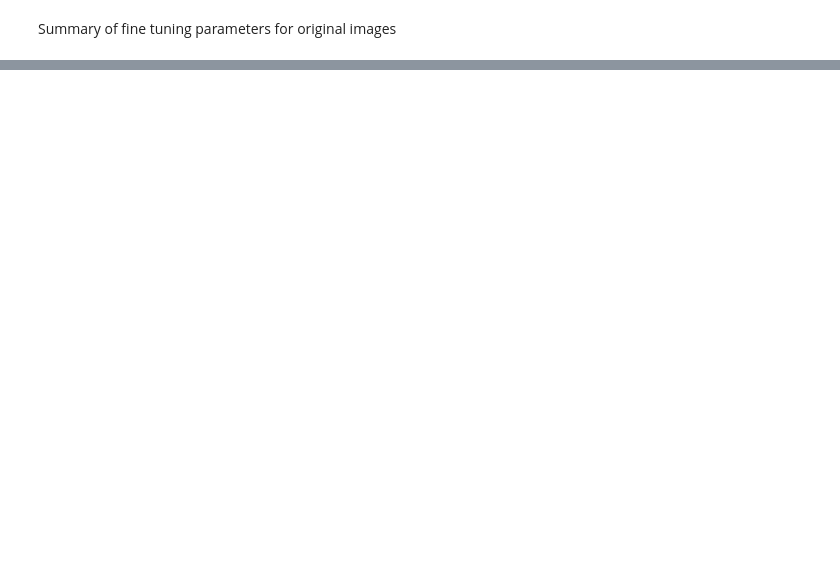
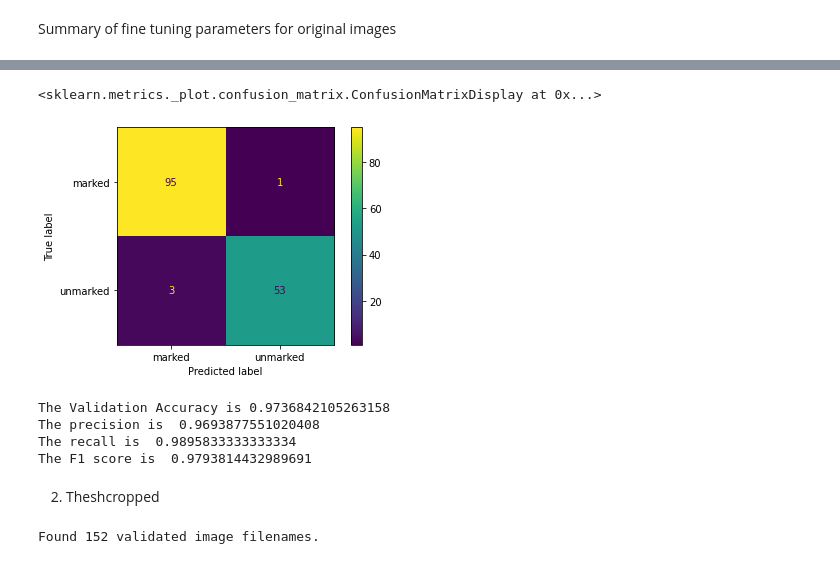
Before and after one commit to mishty-ray/marked-beetle-analysis-1, a Jupyter notebook: Graphs_and_images.ipynb, the cells around one changed output, grey strips where cells are left out. Saved outputs shown, nothing was run; the diff lists cells and outputs as text; code cells hidden in the pictures; blank space fills up the shorter version.

```diff
--- a/Graphs_and_images.ipynb
+++ b/Graphs_and_images.ipynb
@@ -416,0 +474,10 @@ plt.show()
+# %%
+import keras
+model_o = keras.models.load_model('/content/drive/MyDrive/fine_tuning/resnet50_original_300.h5')
+# %%
+to_samples=validate_df.shape[0]
+predict = model_o.predict(test_generator1, steps=np.ceil(to_samples/BATCH_SIZE))
+# %%
+validate_df['or_prediction'] = np.argmax(predict, axis=1)
+validate_df["or_prediction"] = validate_df["or_prediction"].replace({1: 'unmarked', 0: 'marked'})
+validate_df
@@ -416,0 +498,28 @@ plt.show()
+# %%
+from sklearn.metrics import confusion_matrix, ConfusionMatrixDisplay
+y_true=list(validate_df['category'])
+y_pred=list(validate_df['or_prediction'])
+cm_or=confusion_matrix(y_true, y_pred, labels=["marked", "unmarked"])
+disp = ConfusionMatrixDisplay(confusion_matrix=cm_or, display_labels=["marked", "unmarked"])
+disp.plot(values_format="d")
+# %% [output]
+<sklearn.metrics._plot.confusion_matrix.ConfusionMatrixDisplay at 0x...>
+[figure, added]
+# %%
+tp=cm_or[0,0]
+tn=cm_or[1,1]
+fp = cm_or[1,0]
+fn = cm_or[0,1]
+precision = float(tp/(tp+fp))
+recall = tp/(tp+fn)
+f1_score = 2*precision*recall/(precision+recall)
+accuracy = (tp+tn)/(tp+tn+fp+fn)
+print("The Validation Accuracy is", accuracy)
+print("The precision is ", precision)
+print("The recall is ", recall)
+print("The F1 score is ", f1_score)
+# %% [output]
+The Validation Accuracy is 0.9736842105263158
+The precision is  0.9693877551020408
+The recall is  0.9895833333333334
+The F1 score is  0.9793814432989691
@@ -416,0 +529,23 @@ plt.show()
+# %% [markdown]
+2. Theshcropped
+# %%
+IMG_SIZE = 500
+size = (IMG_SIZE,IMG_SIZE)
+n_CLASS = 2
+BATCH_SIZE = 32
+to_samples=validate_df.shape[0]
+
+test_gen = ImageDataGenerator(preprocessing_function = tf.keras.applications.efficientnet.preprocess_input,
+                    )
+test_generator1 = test_gen.flow_from_dataframe(
+    validate_df,
+    "/content/drive/MyDrive/GrayscaleThresholdBeetleImages/",
+    x_col='filename',
+    y_col=None,
+    class_mode=None,
+    target_size=size,
+    batch_size=BATCH_SIZE,
+    shuffle=False
+)
+# %% [output]
+Found 152 validated image filenames.
```
Also changed, not shown: parts of 29 cells of this notebook.
